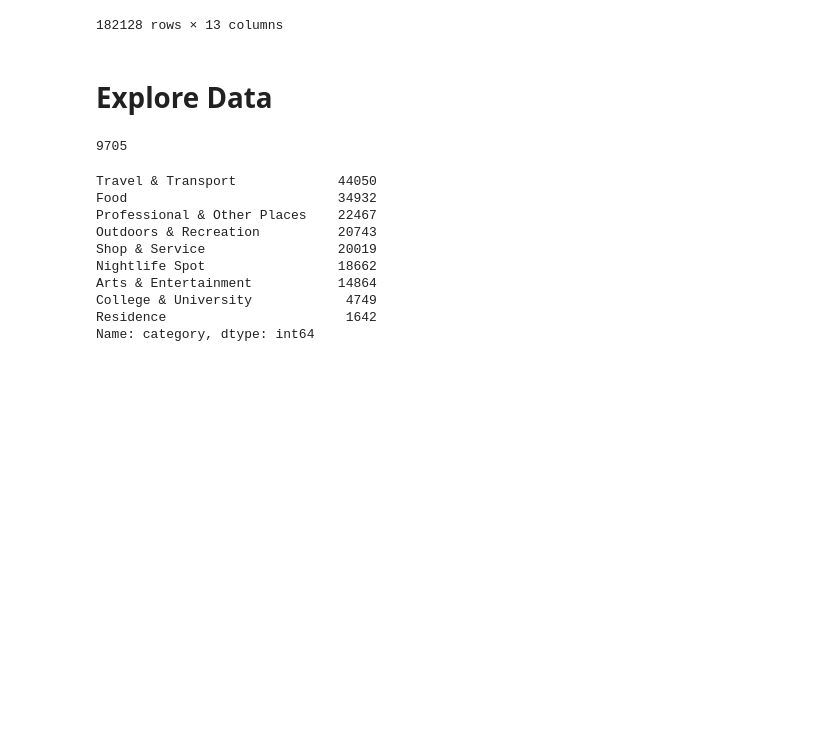
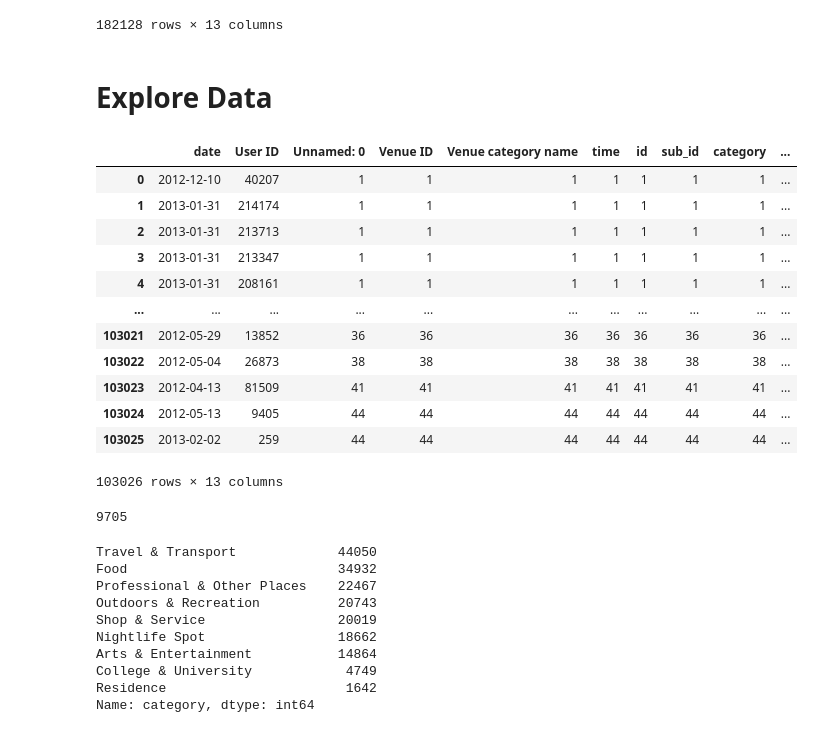
Before and after one commit to leyixu21/Semantic-Trajectory, a Jupyter notebook: clean_foursquare_data.ipynb, the cells around one changed output. Drawn from its saved outputs; the diff is of its cells as text; code cells hidden in the pictures; blank space fills up the shorter version.

```diff
--- a/clean_foursquare_data.ipynb
+++ b/clean_foursquare_data.ipynb
@@ -886,6 +890,26 @@ gdf_london_cleaned
 182128 rows × 13 columns
 # %% [markdown]
 # Explore Data
+# %%
+gdf_london_gb = gdf_london_cleaned.groupby(['date', 'User ID']).count()
+gdf_london_gb = gdf_london_gb.sort_values('Venue ID')
+gdf_london_gb.reset_index(inplace=True)
+
+gdf_london_gb
+# %% [output]
+|  | date | User ID | Unnamed: 0 | Venue ID | Venue category name | time | id | sub_id | category | ... |
+| 0 | 2012-12-10 | 40207 | 1 | 1 | 1 | 1 | 1 | 1 | 1 | ... |
+| 1 | 2013-01-31 | 214174 | 1 | 1 | 1 | 1 | 1 | 1 | 1 | ... |
+| 2 | 2013-01-31 | 213713 | 1 | 1 | 1 | 1 | 1 | 1 | 1 | ... |
+| 3 | 2013-01-31 | 213347 | 1 | 1 | 1 | 1 | 1 | 1 | 1 | ... |
+| 4 | 2013-01-31 | 208161 | 1 | 1 | 1 | 1 | 1 | 1 | 1 | ... |
+| ... | ... | ... | ... | ... | ... | ... | ... | ... | ... | ... |
+| 103021 | 2012-05-29 | 13852 | 36 | 36 | 36 | 36 | 36 | 36 | 36 | ... |
+| 103022 | 2012-05-04 | 26873 | 38 | 38 | 38 | 38 | 38 | 38 | 38 | ... |
+| 103023 | 2012-04-13 | 81509 | 41 | 41 | 41 | 41 | 41 | 41 | 41 | ... |
+| 103024 | 2012-05-13 | 9405 | 44 | 44 | 44 | 44 | 44 | 44 | 44 | ... |
+| 103025 | 2013-02-02 | 259 | 44 | 44 | 44 | 44 | 44 | 44 | 44 | ... |
+103026 rows × 13 columns
 # %%
 len(list(gdf_london_cleaned['User ID'].unique()))
 # %% [output]
```
Also changed, not shown: parts of 9 cells of this notebook.
